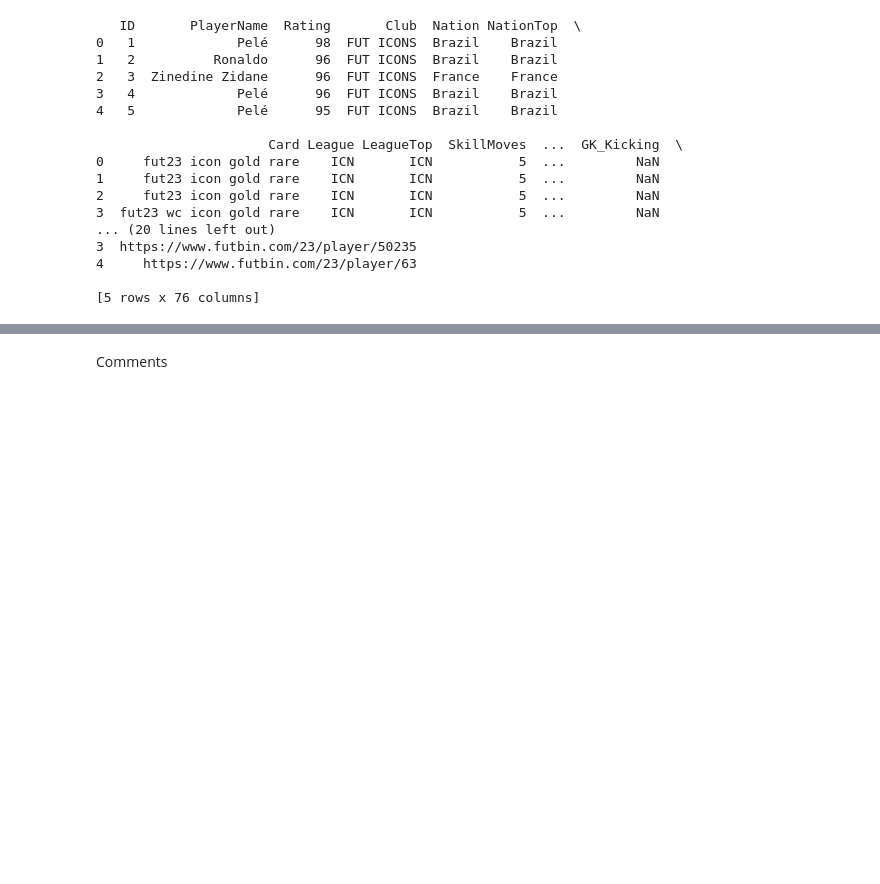
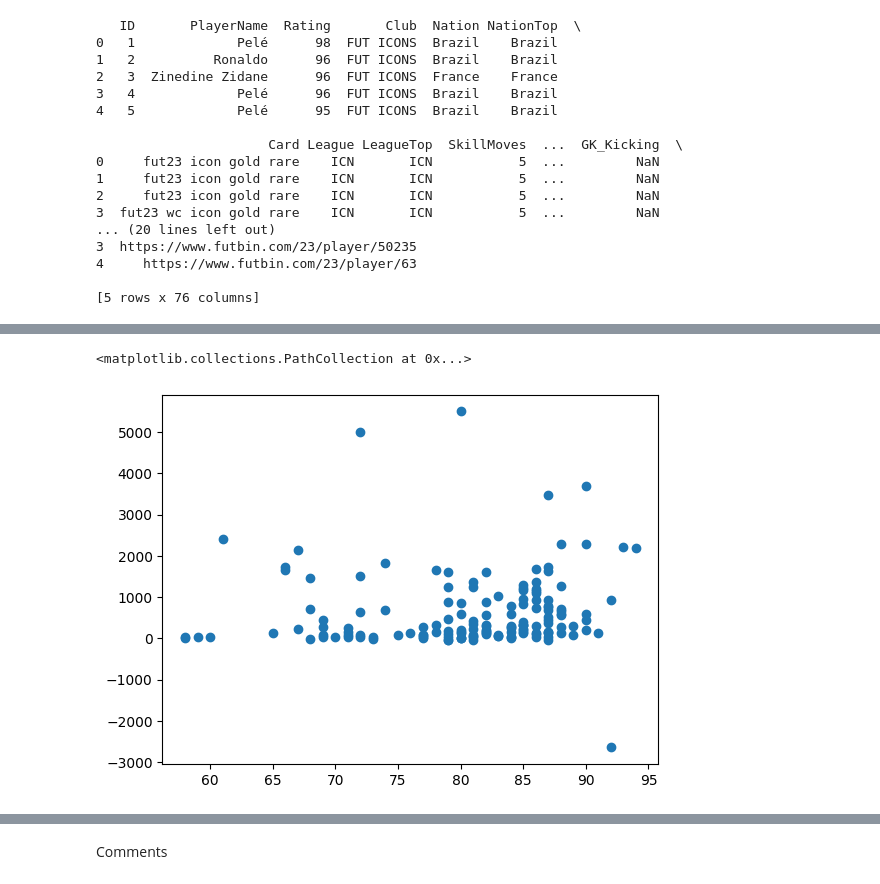
Before and after one commit to StrictHornet/FIFA, a Jupyter notebook: is_he_meta.ipynb, the cells around one changed output, grey strips where cells are left out. Cells and saved outputs as stored; diff of their text form; code cells hidden in the pictures; blank space fills up the shorter version.

```diff
--- a/is_he_meta.ipynb
+++ b/is_he_meta.ipynb
@@ -62,0 +77,5 @@ print(perfect_stat.head(50)[["PlayerName", stat, "Rating", "Popularity", "BodyTy
+# %%
+plt.scatter(top_players.DRI, top_players.Popularity, )
+# %% [output]
+<matplotlib.collections.PathCollection at 0x...>
+[figure, added]
```
Also changed, not shown: parts of 9 cells of this notebook.
